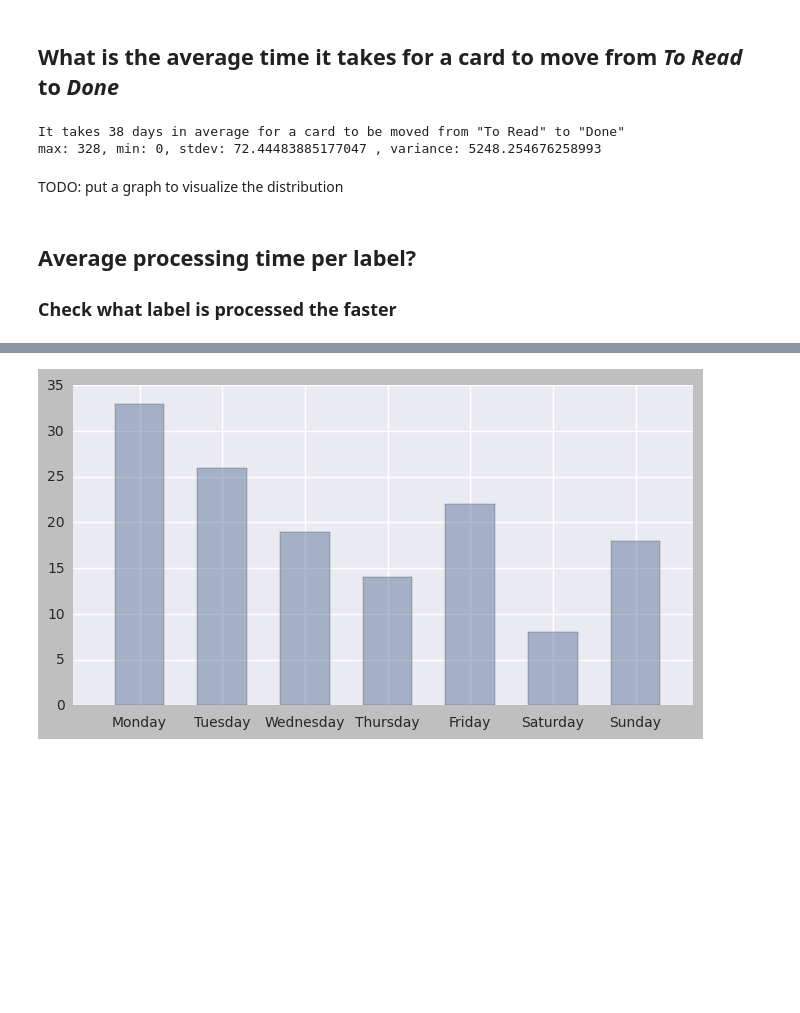
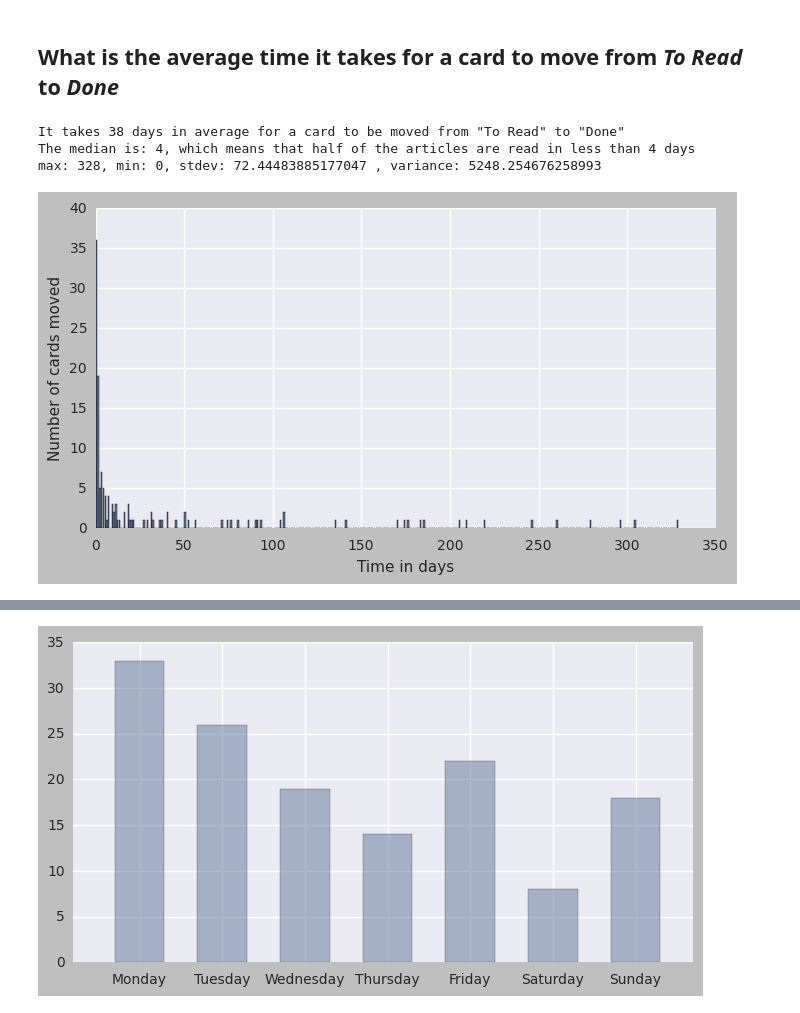
Before and after one commit to jtpio/data-playground, a Jupyter notebook: trello/personal-trello-stats.ipynb, the cells around one changed output, grey strips where cells are left out. Saved outputs shown, nothing was run; the diff lists cells and outputs as text; code cells hidden in the pictures; blank space fills up the shorter version.

Commit message:
Visualize the number of days it takes to move a card

```diff
--- a/trello/personal-trello-stats.ipynb
+++ b/trello/personal-trello-stats.ipynb
@@ -220,35 +220,44 @@ print(str(len(moved_to_done)) + ' cards were moved from "To Read" to "Done"')
 import datetime
 import math
 import statistics
 import collections
 
 date_format = '%Y-%m-%dT%H:%M:%S'
 def parse_date(date_str):
     return datetime.datetime.strptime(date_str[:date_str.index('.')], date_format)
 
 # Create a dictionary card_id -> date to track the date a card was moved
 dates_moved = {c['data']['card']['id']: parse_date(c['date']) for c in moved_to_done}
 
 # Create a dictionary card_id -> date to track the date a card was created
 dates_created = {c['data']['card']['id']: parse_date(c['date']) for c in ls['To Read']['actions']
                  if 'card' in c['data'] and c['data']['card']['id'] in dates_moved.keys() and c['type'] == 'createCard'}
 
 # Calculate the difference in days, assuming date_moved > date_created
 times = [(d - dates_created[cid]).days for cid, d in dates_moved.items()]
 
 average_days_for_moving = math.floor(statistics.mean(times))
+median = math.floor(statistics.median(times))
 standard_deviation = statistics.stdev(times)
 variance = statistics.variance(times)
 max_days = max(times)
 min_days = min(times)
 
 print('It takes ' + str(average_days_for_moving) + ' days in average for a card to be moved from "To Read" to "Done"')
+print('The median is: ' + str(median) + ', which means that half of the articles are read in less than ' + str(median) + ' days')
 print('max: ' + str(max_days) + ', min: ' + str(min_days) + ', stdev: ' + str(standard_deviation), ', variance: ' + str(variance))
+
+times_count = {x: 0 for x in range(max(times)+1)}
+for t in times:
+    times_count[t] += 1
+
+x = np.arange(len(times_count.keys()))
+plt.xlabel('Time in days')
+plt.ylabel('Number of cards moved')
+plt.bar(x, list(times_count.values()))
+plt.show()
 # %% [output]
 It takes 38 days in average for a card to be moved from "To Read" to "Done"
+The median is: 4, which means that half of the articles are read in less than 4 days
 max: 328, min: 0, stdev: 72.44483885177047 , variance: 5248.254676258993
+[figure, added]
-# %% [markdown]
-TODO: put a graph to visualize the distribution
-# %% [markdown]
-## Average processing time per label?
-### Check what label is processed the faster
```
Also changed, not shown: parts of 10 cells of this notebook.
